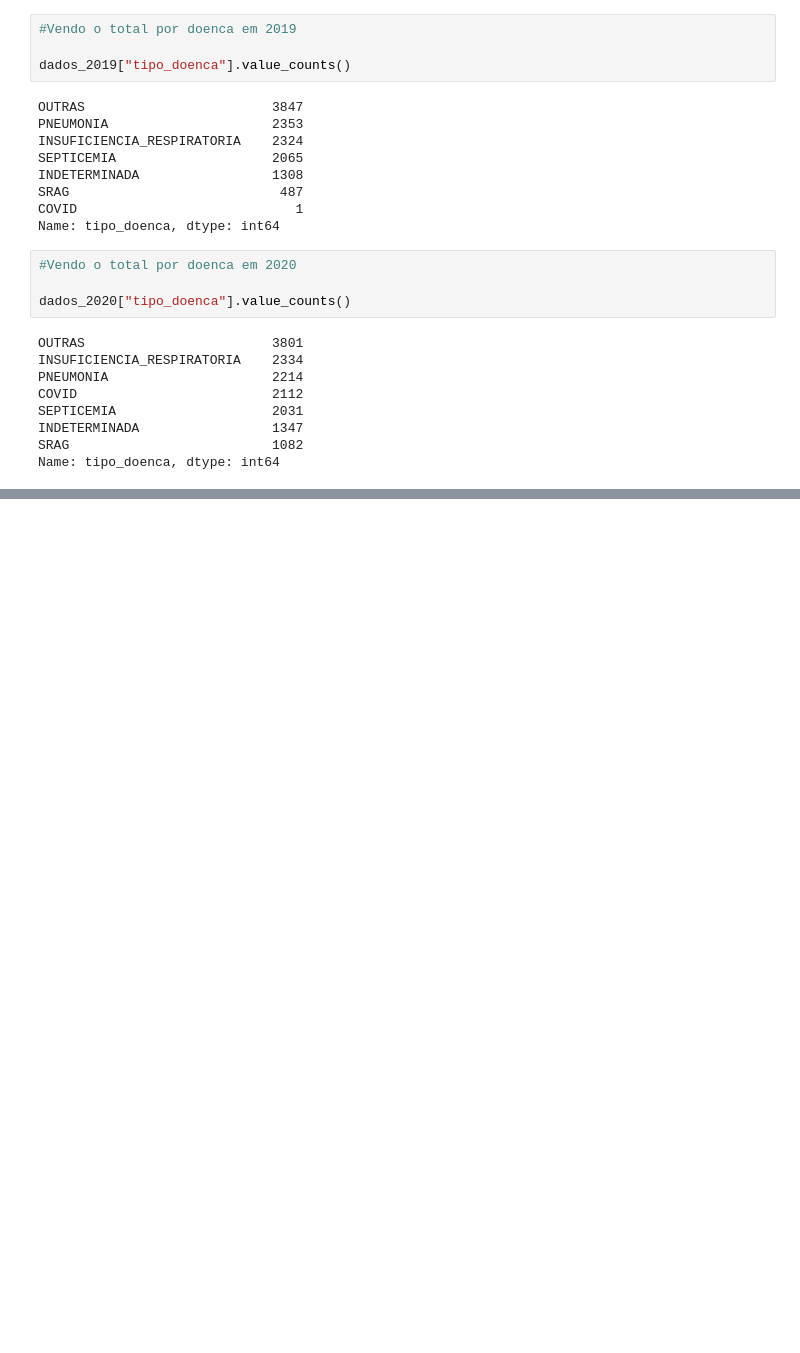
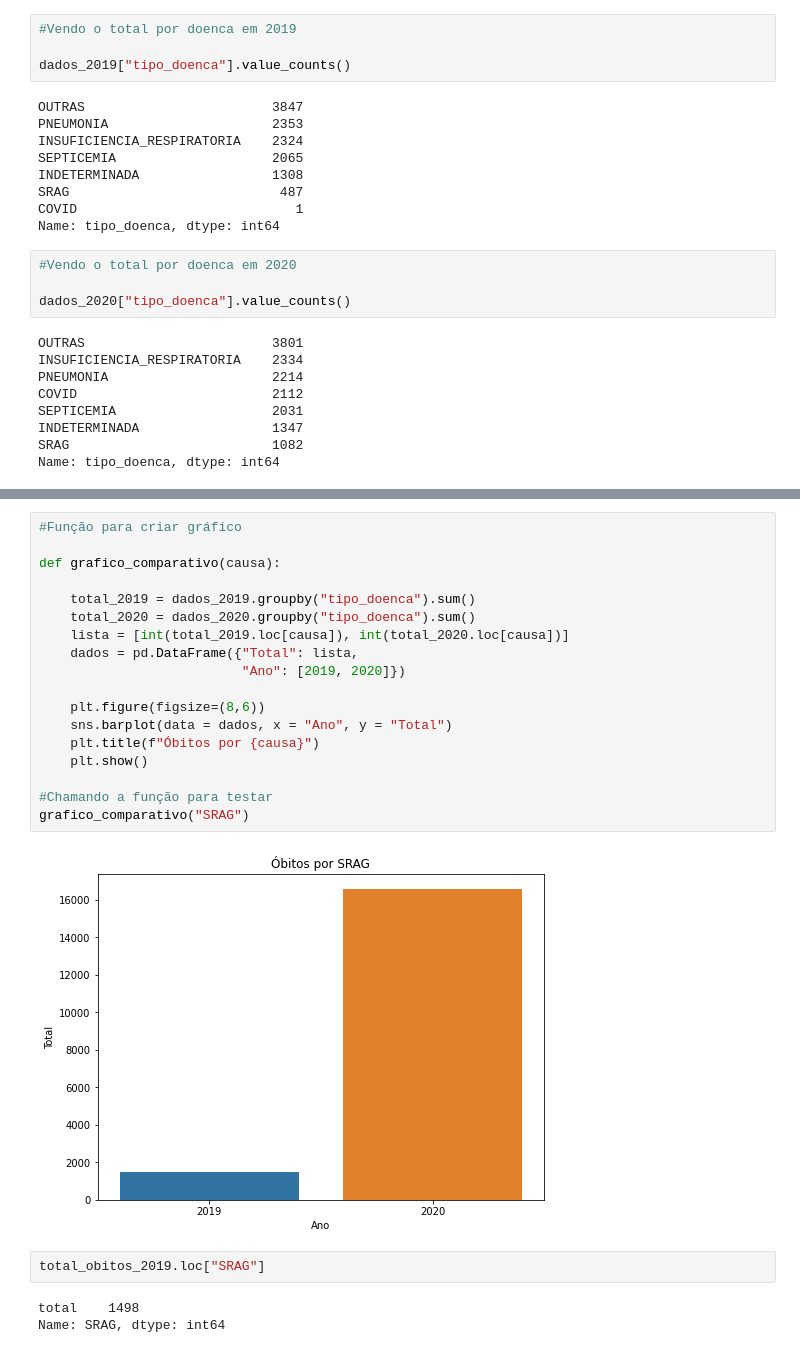
Before and after one commit to GuilhermeRuy97/BootcampDataScience, a Jupyter notebook: analise_covid/notebooks/analise_obitos_covid.ipynb, the cells around one changed output, grey strips where cells are left out. Saved outputs shown, nothing was run; the diff lists cells and outputs as text; blank space fills up the shorter version.

Commit message:
visualizando dados

```diff
--- a/analise_covid/notebooks/analise_obitos_covid.ipynb
+++ b/analise_covid/notebooks/analise_obitos_covid.ipynb
@@ -71,0 +109,25 @@ Name: tipo_doenca, dtype: int64
+# %%
+#Função para criar gráfico
+
+def grafico_comparativo(causa):
+
+    total_2019 = dados_2019.groupby("tipo_doenca").sum()
+    total_2020 = dados_2020.groupby("tipo_doenca").sum()
+    lista = [int(total_2019.loc[causa]), int(total_2020.loc[causa])]
+    dados = pd.DataFrame({"Total": lista,
+                          "Ano": [2019, 2020]})
+
+    plt.figure(figsize=(8,6))
+    sns.barplot(data = dados, x = "Ano", y = "Total")
+    plt.title(f"Óbitos por {causa}")
+    plt.show()
+
+#Chamando a função para testar
+grafico_comparativo("SRAG")
+# %% [output]
+[figure, added]
+# %%
+total_obitos_2019.loc["SRAG"]
+# %% [output]
+total    1498
+Name: SRAG, dtype: int64
```
Also changed, not shown: parts of 6 cells of this notebook.
